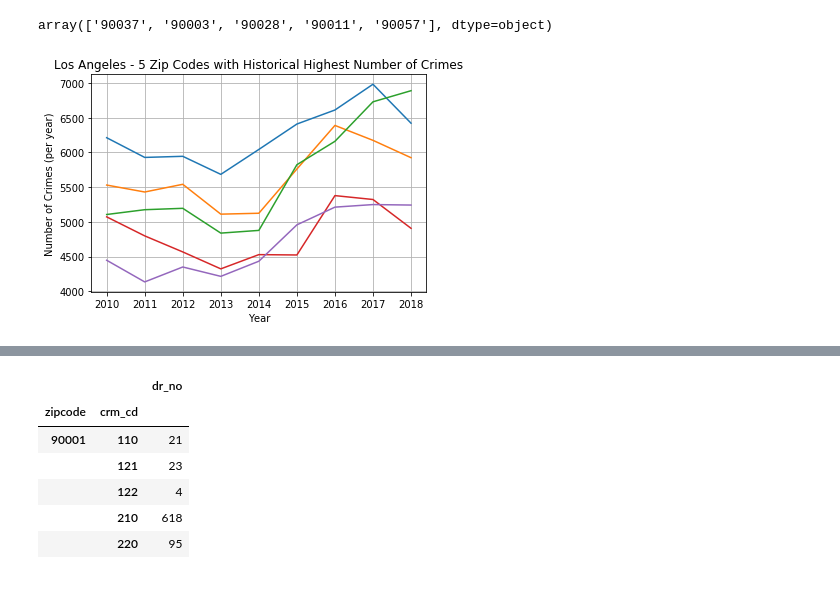
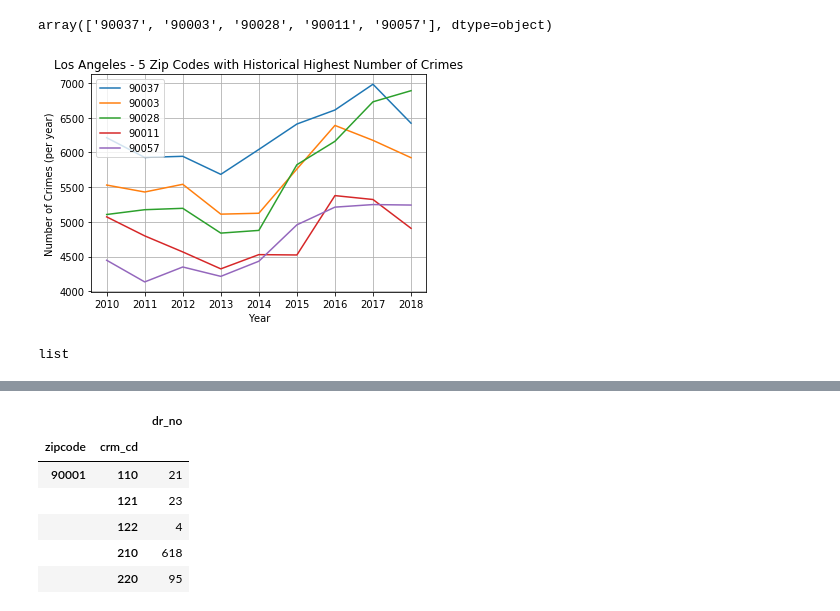
Before and after one commit to frederikdebruyker/Los-Angeles-Crime-Statistics, a Jupyter notebook: los_angeles_crime_statistics.ipynb, the cells around one changed output, grey strips where cells are left out. Saved outputs shown, nothing was run; the diff lists cells and outputs as text; code cells hidden in the pictures.

Commit message:
need team input

```diff
--- a/los_angeles_crime_statistics.ipynb
+++ b/los_angeles_crime_statistics.ipynb
@@ -273,20 +271,20 @@ zip_90057.reset_index(level=0, inplace=True)
 # top_zips.reset_index(level=0, inplace=True)
 # %%
 # plot lines
-plt.plot(zip_90037['year'],zip_90037['dr_no'])
-plt.plot(zip_90003['year'],zip_90003['dr_no'])
-plt.plot(zip_90028['year'],zip_90028['dr_no'])
-plt.plot(zip_90011['year'],zip_90011['dr_no'])
-plt.plot(zip_90057['year'],zip_90057['dr_no'])
+plot_90037 = plt.plot(zip_90037['year'],zip_90037['dr_no'],label='90037')
+plot_90003 = plt.plot(zip_90003['year'],zip_90003['dr_no'],label='90003')
+plot_90028 = plt.plot(zip_90028['year'],zip_90028['dr_no'],label='90028')
+plot_90011 = plt.plot(zip_90011['year'],zip_90011['dr_no'],label='90011')
+plot_90057 = plt.plot(zip_90057['year'],zip_90057['dr_no'],label='90057')
 # plot layout
 plt.xlabel('Year')
 plt.ylabel('Number of Crimes (per year)')
 plt.title('Los Angeles - 5 Zip Codes with Historical Highest Number of Crimes')
+plt.legend()
 plt.grid(b=None, which='major', axis='both')
-# plt.figure(figsize=(3,2))
 # save plot
 plt.savefig('Los Angeles - 5 Zip Codes with Historical Highest Number of Crimes.png')
 # show plot
 plt.show()
 # %% [output]
-[figure, old version]
+[figure, new version]
@@ -292,0 +297,7 @@ plt.show()
+# %%
+# per initial list review with team member with history in law enforcement
+violent_crime = [ '110', '113','121','122','210','220','230','231','235','236','250','251','434','435','436','451','753','821','860','910',
+'920']
+type(violent_crime)
+# %% [output]
+list
```
Also changed, not shown: parts of 7 cells of this notebook, 1 other file.
